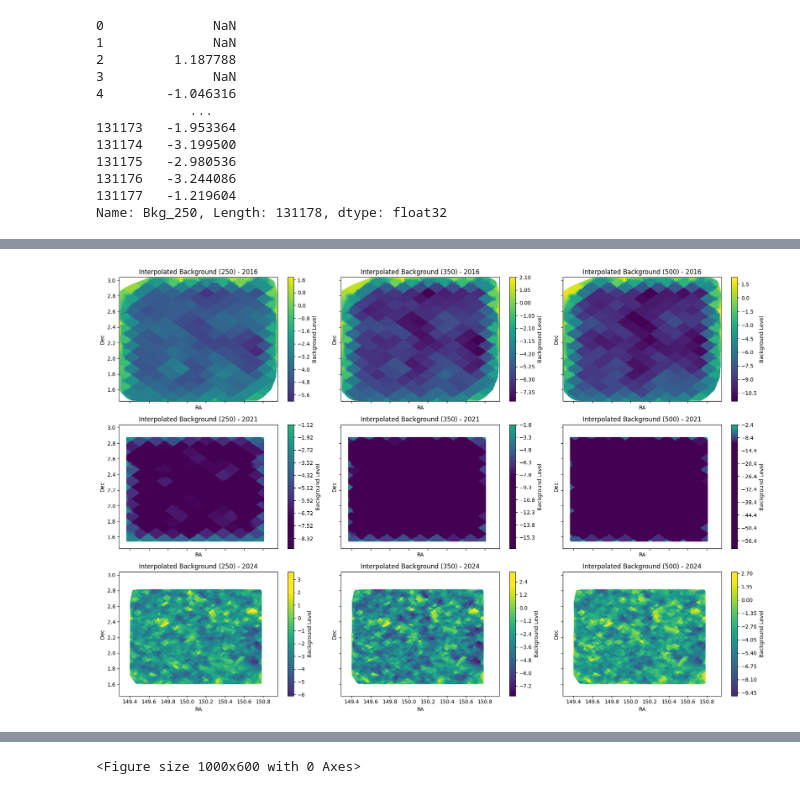
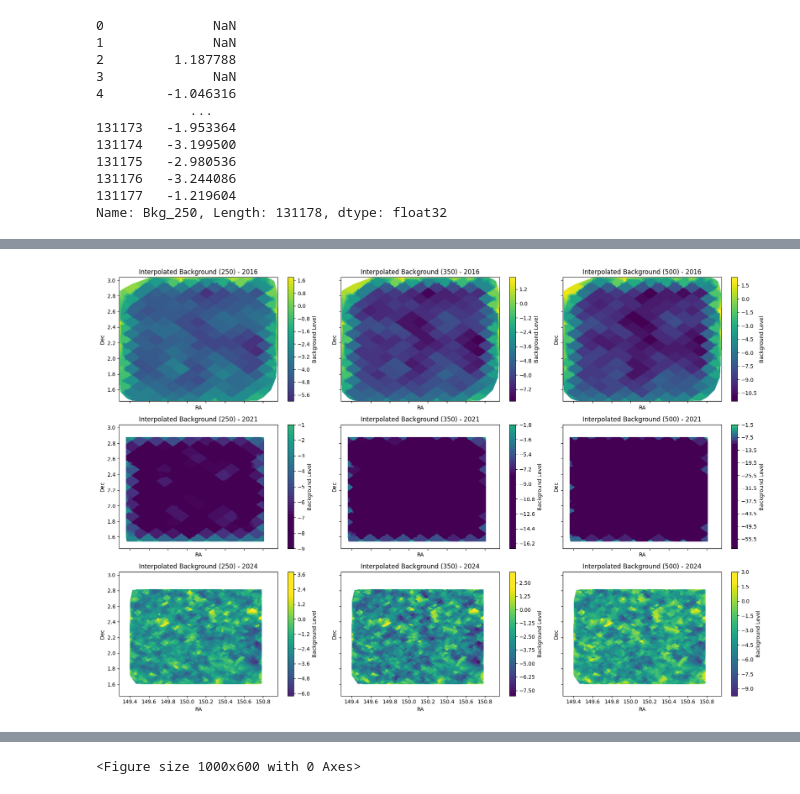
Before and after one commit to dennmartko/SPIRE-SR-AI, a Jupyter notebook: dev/notebooks/XID_bkg.ipynb, the cells around one changed output, grey strips where cells are left out. Saved outputs shown, nothing was run; the diff lists cells and outputs as text; code cells hidden in the pictures.

```diff
--- a/dev/notebooks/XID_bkg.ipynb
+++ b/dev/notebooks/XID_bkg.ipynb
@@ -16,15 +16,15 @@ from photutils.segmentation import detect_sources, deblend_sources, SourceCatalo
 
 import matplotlib.pyplot as plt
 # %%
-cosmos_xid16 = Table.read('/mnt/g/data/SR/dmu26_XID+SPIRE_COSMOS_20161129.fits')
+cosmos_xid16 = Table.read('/mnt/g/data/PhD Projects/SR/dmu26_XID+SPIRE_COSMOS_20161129.fits')
 
 # Read cosmos_xid24 and remove any columns that contain posterior distibutions 'Post_'
-cosmos_xid24 = Table.read('/mnt/g/data/SR/Master_Post_Catalogue_MIPS_PACS_SPIRE_SCUBA.fits')
+cosmos_xid24 = Table.read('/mnt/g/data/PhD Projects/SR/Master_Post_Catalogue_MIPS_PACS_SPIRE_SCUBA.fits')
 cols_to_drop = [col for col in cosmos_xid24.colnames if 'Post_' in col]
 if cols_to_drop:
     cosmos_xid24.remove_columns(cols_to_drop)
 
-cosmos_xid21 = Table.read('/mnt/g/data/SR/dmu26_XID+SPIRE_COSMOS_20210729.fits')
+cosmos_xid21 = Table.read('/mnt/g/data/PhD Projects/SR/dmu26_XID+SPIRE_COSMOS_20210729.fits')
 
 cosmos_xid16_df = cosmos_xid16.to_pandas()
 cosmos_xid21_df = cosmos_xid21.to_pandas()
@@ -61,40 +76,41 @@ def get_col(band, version):
     else:
         return band
 
-fig, axes = plt.subplots(3, 3, figsize=(18, 12), sharex=True, sharey=True)
+fig, axes = plt.subplots(3, len(bands), figsize=(18, 12), sharex=True, sharey=True)
 
 for i, (version, df) in enumerate(data_versions):
     for j, band in enumerate(bands):
         ax = axes[i, j]
         x = df['RA'].values
         y = df['Dec'].values
         z = df[get_col(band, version)].values
 
         mask = ~np.isnan(z)
         x_valid = x[mask]
         y_valid = y[mask]
         z_valid = z[mask]
 
-        ngrids= 500
+        ngrids= 750
         xi = np.linspace(x.min(), x.max(), ngrids)
         yi = np.linspace(y.min(), y.max(), ngrids)
         xi, yi = np.meshgrid(xi, yi)
 
         zi = griddata((x_valid, y_valid), z_valid, (xi, yi), method='linear')
 
         if j == 0:
             vmin, vmax = -7, 2
         elif j == 1:
             vmin, vmax = -8, 2
         else:
             vmin, vmax = -11, 2
-        cp = ax.contourf(xi, yi, zi, levels=100, cmap='viridis', vmin=vmin, vmax=vmax)
+        norm = plt.Normalize(vmin=vmin, vmax=vmax)
+        cp = ax.contourf(xi, yi, zi, levels=50, cmap='viridis', norm=norm)
         ax.set_xlabel('RA')
         ax.set_ylabel('Dec')
         ax.set_title(f'Interpolated Background ({band.split("_")[-1]}) - {version}')
-        fig.colorbar(cp, ax=ax, label='Background Level')
+        cb = fig.colorbar(cp, ax=ax, label='Background Level')
 
 plt.tight_layout()
 plt.show()
 # %% [output]
-[figure, old version]
+[figure, new version]
```
Also changed, not shown: parts of 2 cells of this notebook, 33 other files.
